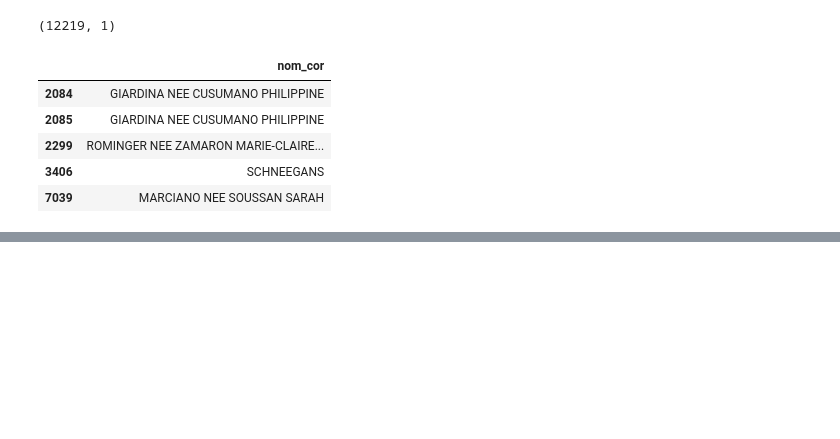
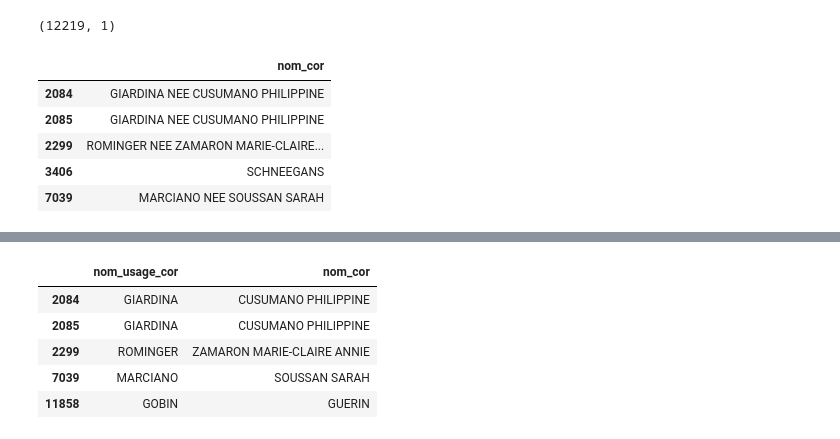
Before and after one commit to raphaeleadjerad/data_inpi, a Jupyter notebook: notebooks/02_clean_raw_inpi.ipynb, the cells around one changed output, grey strips where cells are left out. Drawn from its saved outputs; the diff is of its cells as text; code cells hidden in the pictures; blank space fills up the shorter version.

```diff
--- a/notebooks/02_clean_raw_inpi.ipynb
+++ b/notebooks/02_clean_raw_inpi.ipynb
@@ -307,4 +240,8 @@ df_rep.loc[df_rep["nom_cor"].str.contains("NEE|née|Née") == True,["nom_cor"]].
 | 2299 | ROMINGER NEE ZAMARON MARIE-CLAIRE... |
 | 3406 | SCHNEEGANS |
 | 7039 | MARCIANO NEE SOUSSAN SARAH |
+# %%
+temp = df_rep.loc[(df_rep["nom_cor"].str.contains("NEE\s|née\s|Née\s") == True)&(df_rep["nom_usage"].isna()), "nom_cor"].str.split(pat="NEE\s|née\s|Née\s", n=1, expand=True)
+# %%
+temp.columns = ["nom_usage_cor", "nom_cor"]
 # %%
@@ -311,0 +261,9 @@ df_rep.loc[df_rep["nom_cor"].str.contains("NEE|née|Née") == True, ["nom_cor"]]
+# %%
+temp.head()
+# %% [output]
+|  | nom_usage_cor | nom_cor |
+| 2084 | GIARDINA | CUSUMANO PHILIPPINE |
+| 2085 | GIARDINA | CUSUMANO PHILIPPINE |
+| 2299 | ROMINGER | ZAMARON MARIE-CLAIRE ANNIE |
+| 7039 | MARCIANO | SOUSSAN SARAH |
+| 11858 | GOBIN | GUERIN |
```
Also changed, not shown: parts of 22 cells of this notebook.
